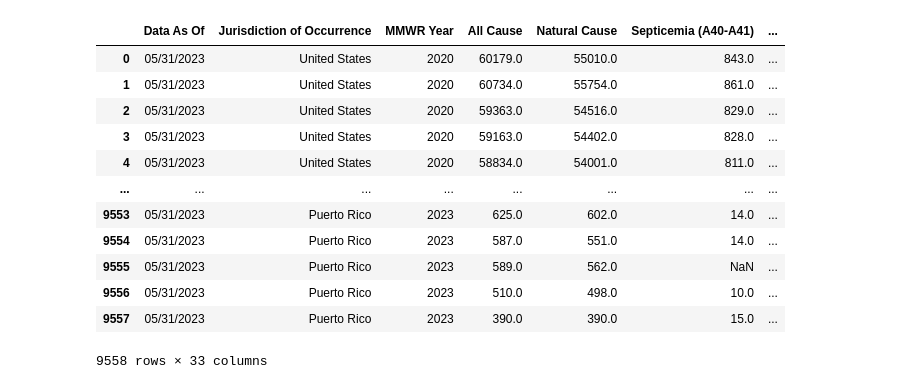
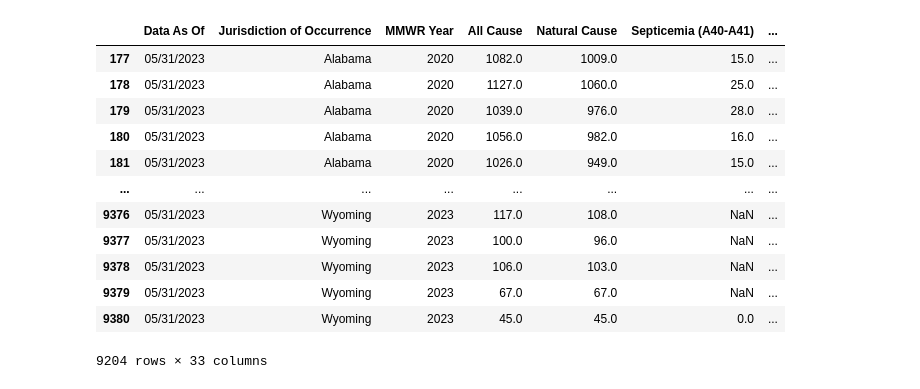
Before and after one commit to petereugenesimon/Project-3-Repo, a Jupyter notebook: Michael_Folder/michaelnotebook.ipynb, the cells around one changed output. Drawn from its saved outputs; the diff is of its cells as text; code cells hidden in the pictures.

```diff
--- a/Michael_Folder/michaelnotebook.ipynb
+++ b/Michael_Folder/michaelnotebook.ipynb
@@ -5,19 +5,21 @@ state_df = pd.read_csv("../Data/Weekly_Provisional_Counts_of_Deaths_by_State_and
 # %%
 state_df
 deleted_columns=['MMWR Week','Week Ending Date']
 cleaned_df = state_df.drop(deleted_columns, axis = 1)
+values_to_delete = ['United States','Puerto Rico']
+cleaned_df= cleaned_df[~cleaned_df['Jurisdiction of Occurrence'].isin(values_to_delete)]
 cleaned_df
 # %% [output]
 |  | Data As Of | Jurisdiction of Occurrence | MMWR Year | All Cause | Natural Cause | Septicemia (A40-A41) | ... |
-| 0 | 05/31/2023 | United States | 2020 | 60179.0 | 55010.0 | 843.0 | ... |
-| 1 | 05/31/2023 | United States | 2020 | 60734.0 | 55754.0 | 861.0 | ... |
-| 2 | 05/31/2023 | United States | 2020 | 59363.0 | 54516.0 | 829.0 | ... |
-| 3 | 05/31/2023 | United States | 2020 | 59163.0 | 54402.0 | 828.0 | ... |
-| 4 | 05/31/2023 | United States | 2020 | 58834.0 | 54001.0 | 811.0 | ... |
+| 177 | 05/31/2023 | Alabama | 2020 | 1082.0 | 1009.0 | 15.0 | ... |
+| 178 | 05/31/2023 | Alabama | 2020 | 1127.0 | 1060.0 | 25.0 | ... |
+| 179 | 05/31/2023 | Alabama | 2020 | 1039.0 | 976.0 | 28.0 | ... |
+| 180 | 05/31/2023 | Alabama | 2020 | 1056.0 | 982.0 | 16.0 | ... |
+| 181 | 05/31/2023 | Alabama | 2020 | 1026.0 | 949.0 | 15.0 | ... |
 | ... | ... | ... | ... | ... | ... | ... | ... |
-| 9553 | 05/31/2023 | Puerto Rico | 2023 | 625.0 | 602.0 | 14.0 | ... |
-| 9554 | 05/31/2023 | Puerto Rico | 2023 | 587.0 | 551.0 | 14.0 | ... |
-| 9555 | 05/31/2023 | Puerto Rico | 2023 | 589.0 | 562.0 | NaN | ... |
-| 9556 | 05/31/2023 | Puerto Rico | 2023 | 510.0 | 498.0 | 10.0 | ... |
-| 9557 | 05/31/2023 | Puerto Rico | 2023 | 390.0 | 390.0 | 15.0 | ... |
+| 9376 | 05/31/2023 | Wyoming | 2023 | 117.0 | 108.0 | NaN | ... |
+| 9377 | 05/31/2023 | Wyoming | 2023 | 100.0 | 96.0 | NaN | ... |
+| 9378 | 05/31/2023 | Wyoming | 2023 | 106.0 | 103.0 | NaN | ... |
+| 9379 | 05/31/2023 | Wyoming | 2023 | 67.0 | 67.0 | NaN | ... |
+| 9380 | 05/31/2023 | Wyoming | 2023 | 45.0 | 45.0 | 0.0 | ... |
-9558 rows × 33 columns
+9204 rows × 33 columns
```
Also changed, not shown: parts of 4 cells of this notebook, 1 other file.
